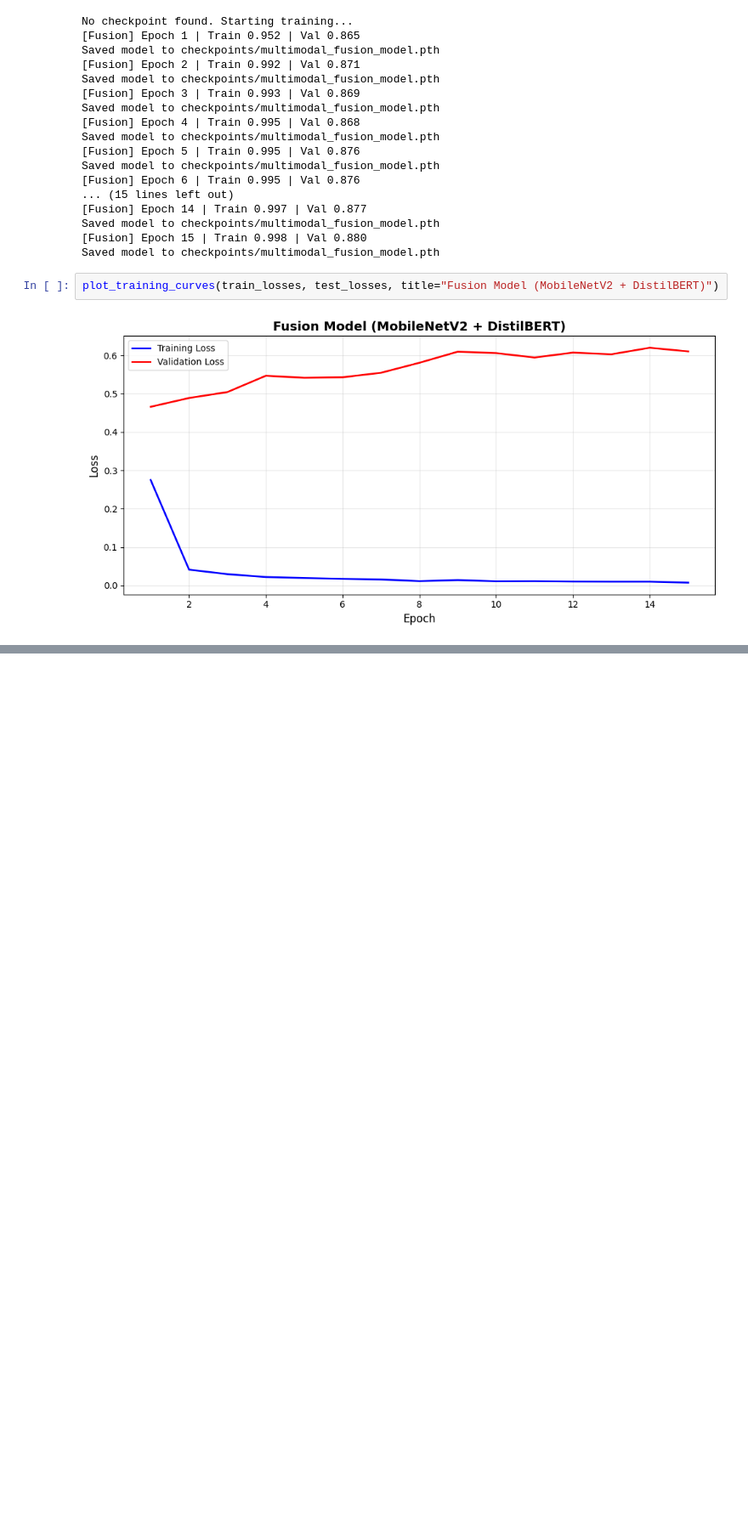
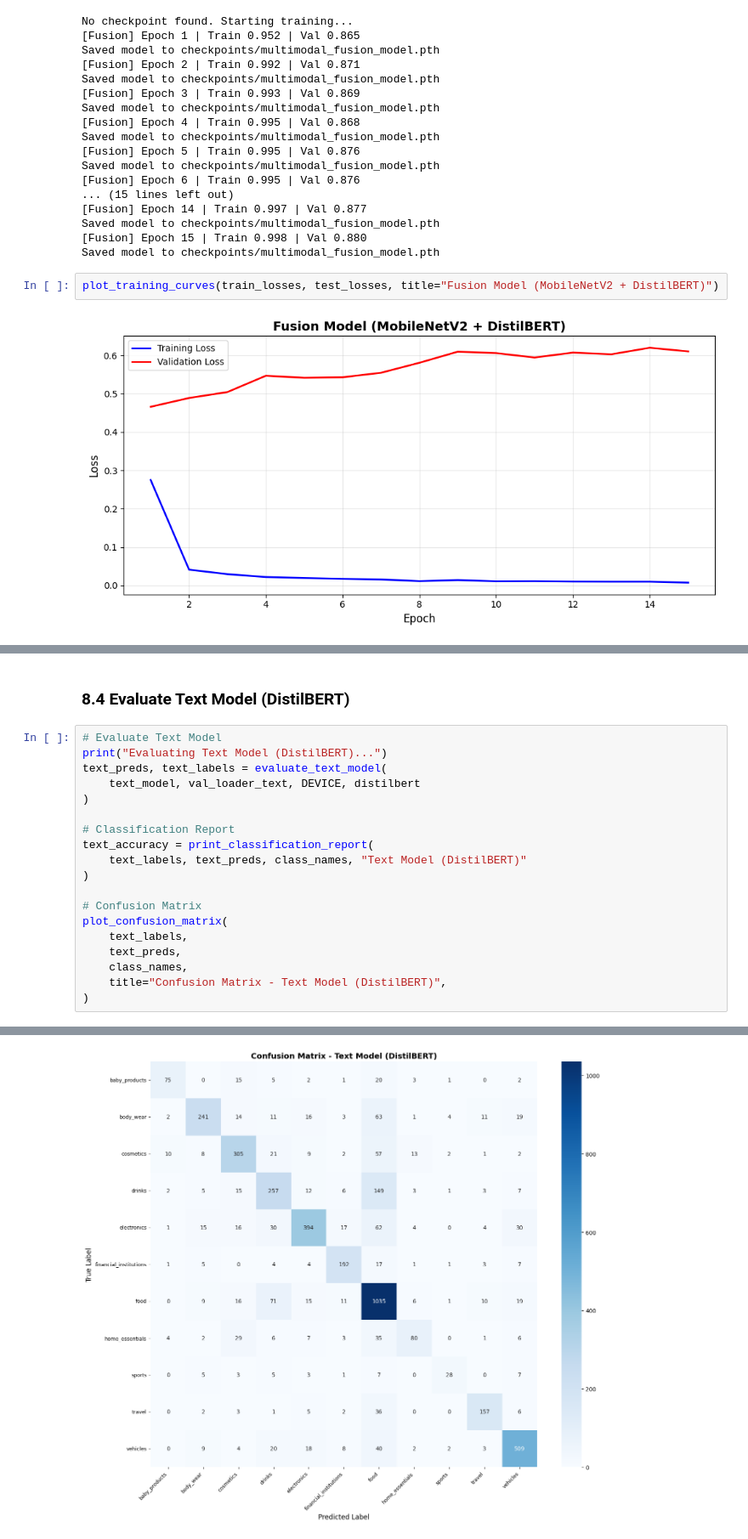
Before and after one commit to Avinna10/NN-DL, a Jupyter notebook: ad.ipynb, the cells around one changed output, grey strips where cells are left out. Shown at 85% size. Drawn from its saved outputs; the diff is of its cells as text; blank space fills up the shorter version.

```diff
--- a/ad.ipynb
+++ b/ad.ipynb
@@ -671,0 +854,22 @@ plot_training_curves(train_losses, test_losses, title="Fusion Model (MobileNetV2
+# %% [markdown]
+### 8.4 Evaluate Text Model (DistilBERT)
+# %%
+# Evaluate Text Model
+print("Evaluating Text Model (DistilBERT)...")
+text_preds, text_labels = evaluate_text_model(
+    text_model, val_loader_text, DEVICE, distilbert
+)
+
+# Classification Report
+text_accuracy = print_classification_report(
+    text_labels, text_preds, class_names, "Text Model (DistilBERT)"
+)
+
+# Confusion Matrix
+plot_confusion_matrix(
+    text_labels,
+    text_preds,
+    class_names,
+    title="Confusion Matrix - Text Model (DistilBERT)",
+)
+# %% [output]
@@ -671,0 +893 @@ plot_training_curves(train_losses, test_losses, title="Fusion Model (MobileNetV2
+[figure, added]
```
Also changed, not shown: parts of 19 cells of this notebook.
